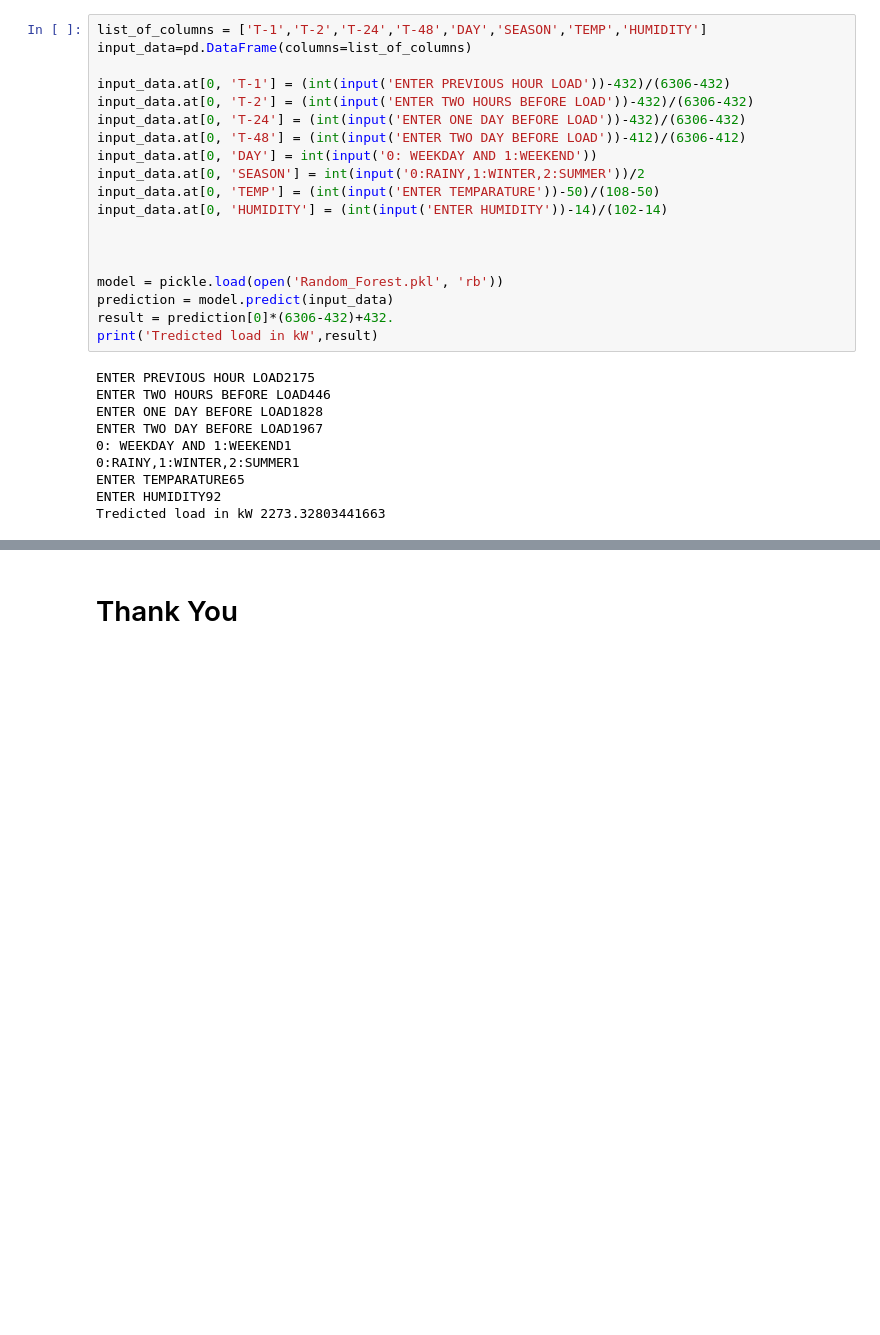
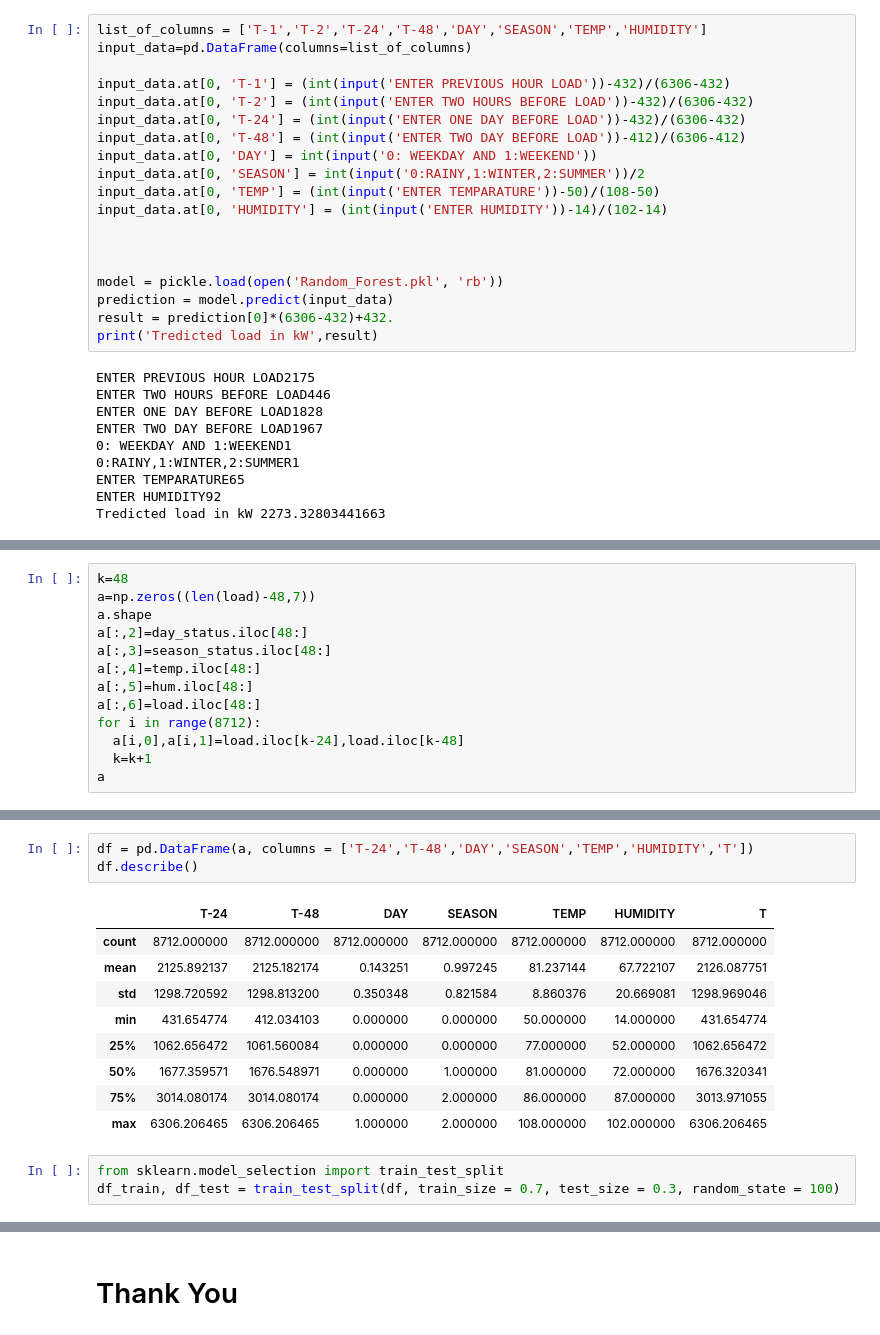
Before and after one commit to vvrgit/AI-Projects, a Jupyter notebook: Load_Forecasting_2021_2022.ipynb, the cells around one changed output, grey strips where cells are left out. Drawn from its saved outputs; the diff is of its cells as text; blank space fills up the shorter version.

```diff
--- a/Load_Forecasting_2021_2022.ipynb
+++ b/Load_Forecasting_2021_2022.ipynb
@@ -380,0 +383,13 @@ Tredicted load in kW 2273.32803441663
+# %%
+k=48
+a=np.zeros((len(load)-48,7))
+a.shape
+a[:,2]=day_status.iloc[48:]
+a[:,3]=season_status.iloc[48:]
+a[:,4]=temp.iloc[48:]
+a[:,5]=hum.iloc[48:]
+a[:,6]=load.iloc[48:]
+for i in range(8712):
+  a[i,0],a[i,1]=load.iloc[k-24],load.iloc[k-48]
+  k=k+1
+a
@@ -380,0 +410,16 @@ Tredicted load in kW 2273.32803441663
+# %%
+df = pd.DataFrame(a, columns = ['T-24','T-48','DAY','SEASON','TEMP','HUMIDITY','T'])
+df.describe()
+# %% [output]
+|  | T-24 | T-48 | DAY | SEASON | TEMP | HUMIDITY | T |
+| count | 8712.000000 | 8712.000000 | 8712.000000 | 8712.000000 | 8712.000000 | 8712.000000 | 8712.000000 |
+| mean | 2125.892137 | 2125.182174 | 0.143251 | 0.997245 | 81.237144 | 67.722107 | 2126.087751 |
+| std | 1298.720592 | 1298.813200 | 0.350348 | 0.821584 | 8.860376 | 20.669081 | 1298.969046 |
+| min | 431.654774 | 412.034103 | 0.000000 | 0.000000 | 50.000000 | 14.000000 | 431.654774 |
+| 25% | 1062.656472 | 1061.560084 | 0.000000 | 0.000000 | 77.000000 | 52.000000 | 1062.656472 |
+| 50% | 1677.359571 | 1676.548971 | 0.000000 | 1.000000 | 81.000000 | 72.000000 | 1676.320341 |
+| 75% | 3014.080174 | 3014.080174 | 0.000000 | 2.000000 | 86.000000 | 87.000000 | 3013.971055 |
+| max | 6306.206465 | 6306.206465 | 1.000000 | 2.000000 | 108.000000 | 102.000000 | 6306.206465 |
+# %%
+from sklearn.model_selection import train_test_split
+df_train, df_test = train_test_split(df, train_size = 0.7, test_size = 0.3, random_state = 100)
```
Also changed, not shown: parts of 27 cells of this notebook.
